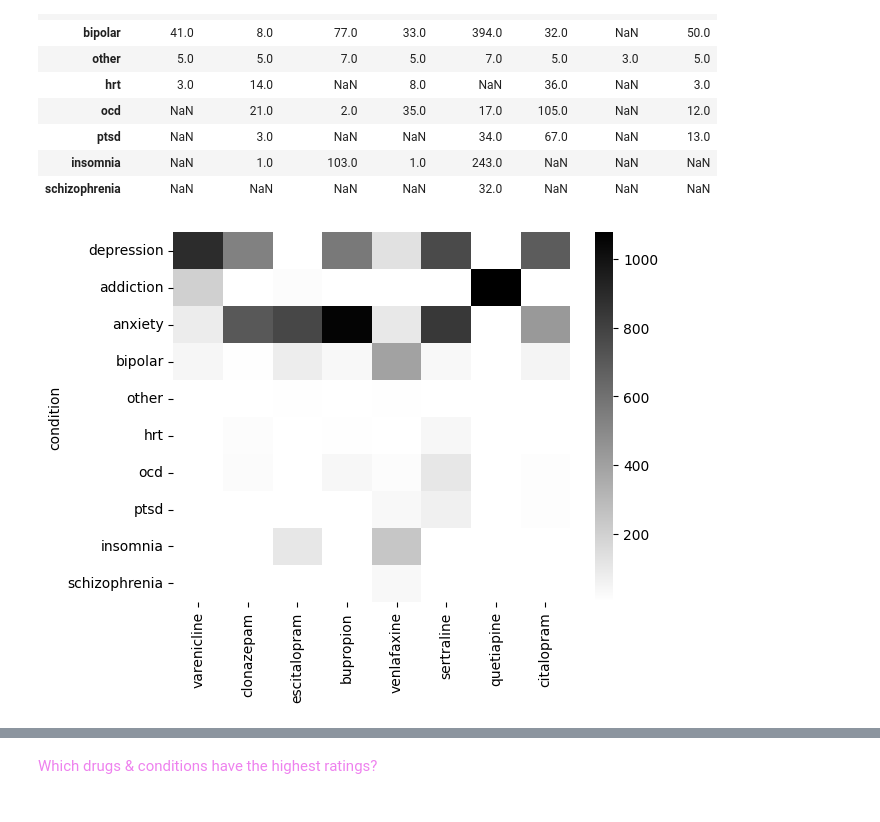
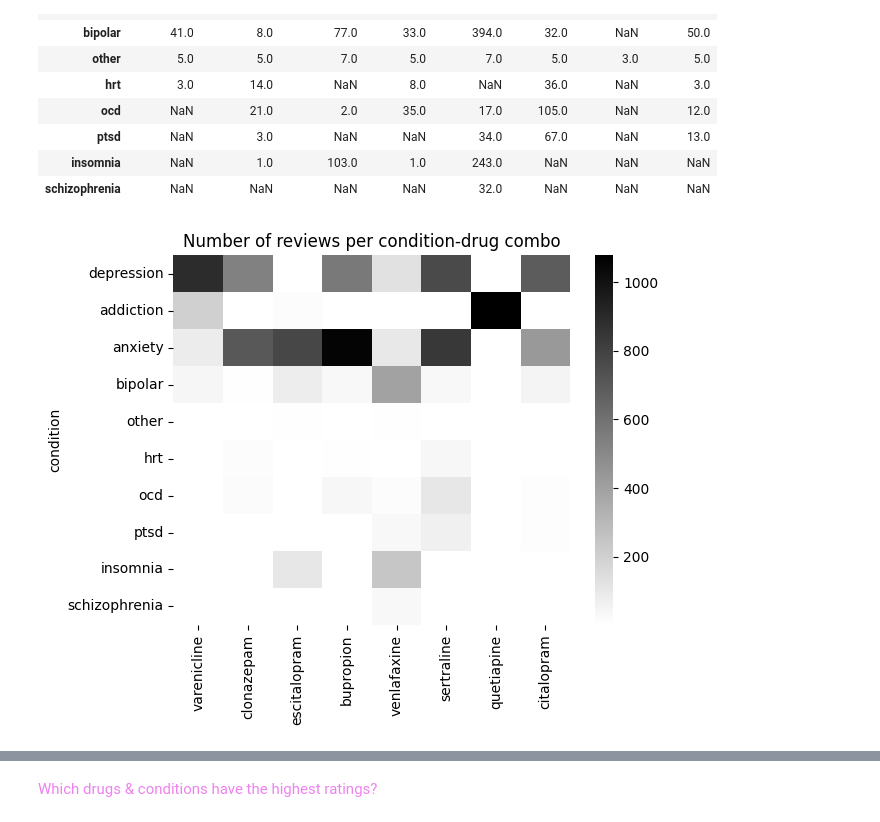
Before and after one commit to fractaldatalearning/psychedelic_efficacy, a Jupyter notebook: notebooks/3-kl-studies-early-eda-parse.ipynb, the cells around one changed output, grey strips where cells are left out. Cells and saved outputs as stored; diff of their text form; code cells hidden in the pictures.

Commit message:
added visuals to early eda

```diff
--- a/notebooks/3-kl-studies-early-eda-parse.ipynb
+++ b/notebooks/3-kl-studies-early-eda-parse.ipynb
@@ -177,12 +178,12 @@ drugs_to_treat_freq_cond
  'quetiapine',
  'citalopram']
 # %%
-freq_combo_summary = freq_drug_conditions.pivot_table(index='condition', columns='drug0',
+freq_combo_dist = freq_drug_conditions.pivot_table(index='condition', columns='drug0',
                                                       aggfunc='count', values='review')
-freq_combo_summary.columns = drugs_to_treat_freq_cond
-freq_combo_summary = freq_combo_summary.sort_values(by=drugs_to_treat_freq_cond,
+freq_combo_dist.columns = drugs_to_treat_freq_cond
+freq_combo_dist = freq_combo_dist.sort_values(by=drugs_to_treat_freq_cond,
                                                     ascending=False)
-freq_combo_summary
+freq_combo_dist
 # %% [output]
 |  | varenicline | clonazepam | escitalopram | bupropion | venlafaxine | sertraline | quetiapine | citalopram |
 | condition |  |  |  |  |  |  |  |  |
@@ -198,7 +199,8 @@ freq_combo_summary
 | schizophrenia | NaN | NaN | NaN | NaN | 32.0 | NaN | NaN | NaN |
 # %%
 # Visualize distribution of reviews across common conditions & drugs with a heatmap.
-sns.heatmap(freq_combo_summary, cmap='gray_r')
+sns.heatmap(freq_combo_dist, cmap='gray_r')
+plt.title('Number of reviews per condition-drug combo')
 plt.show()
 # %% [output]
-[figure, old version]
+[figure, new version]
```
Also changed, not shown: parts of 5 cells of this notebook, 1 other file.
